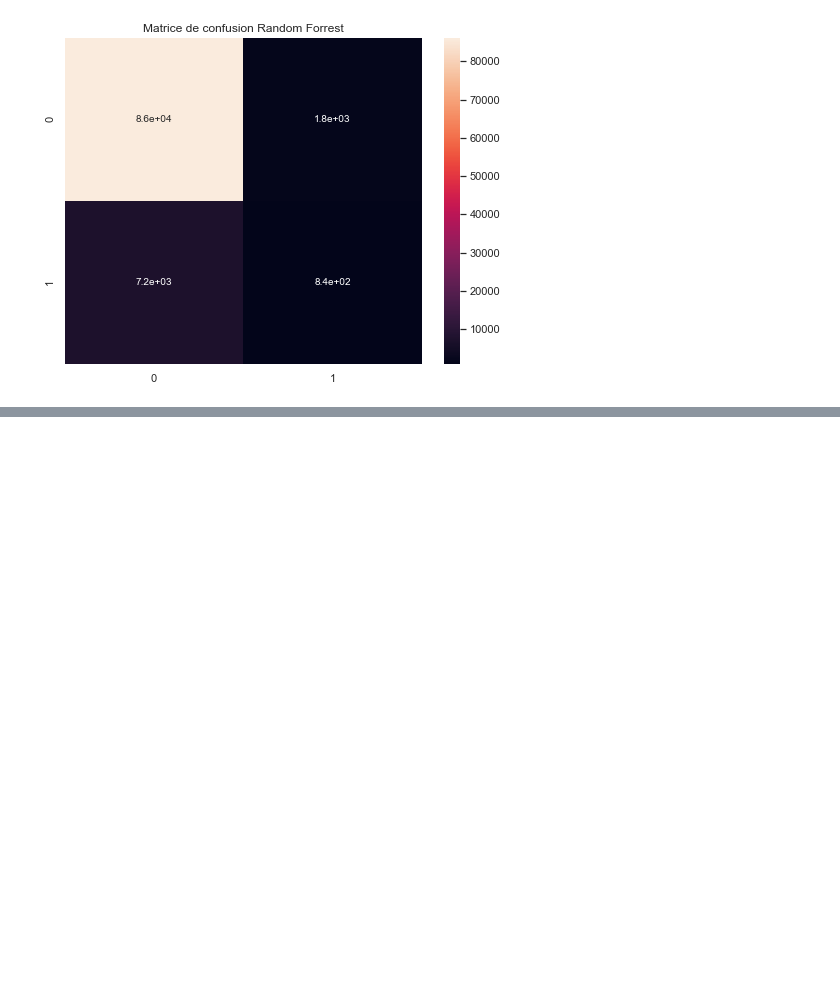
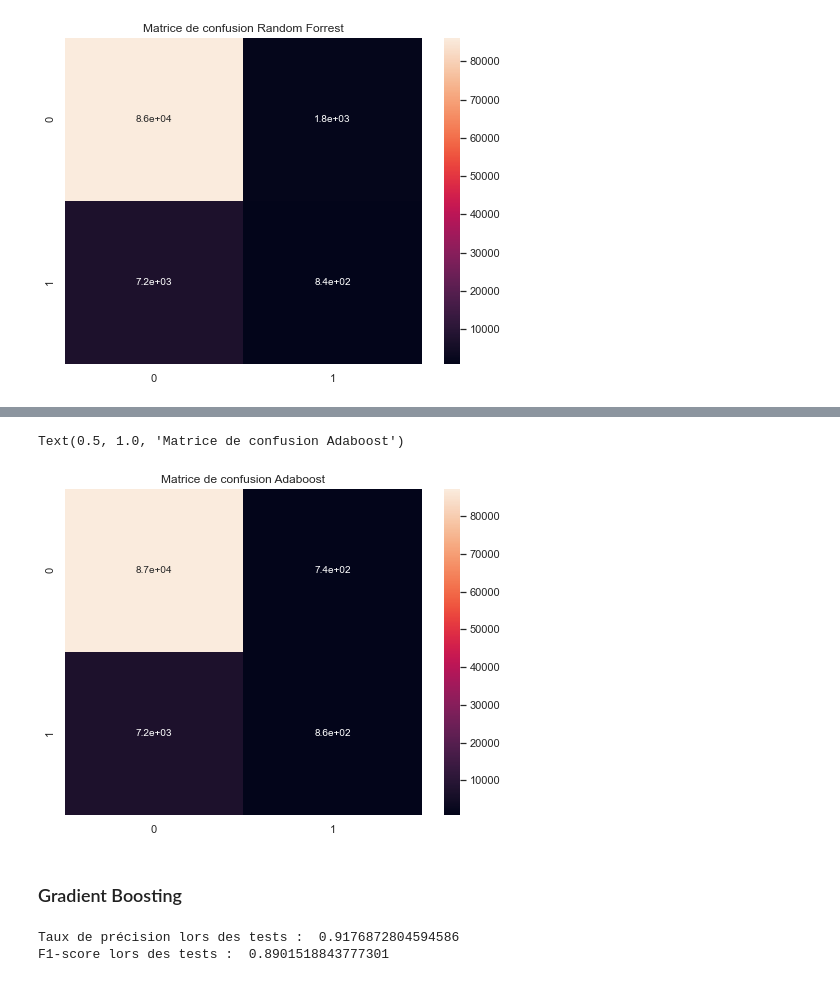
Before and after one commit to MohamedNennouche/Heart-disease, a Jupyter notebook: heart-notebook.ipynb, the cells around one changed output, grey strips where cells are left out. Saved outputs shown, nothing was run; the diff lists cells and outputs as text; code cells hidden in the pictures; blank space fills up the shorter version.

```diff
--- a/heart-notebook.ipynb
+++ b/heart-notebook.ipynb
@@ -218,0 +229,17 @@ On voit néanmoins que malgré les bons score, on voit que la classe la moins re
+# %%
+plt.figure(figsize=(8,6))
+sns.heatmap(metrics.confusion_matrix(etiq_test, yada), annot=True, annot_kws={"size": 10})
+plt.title("Matrice de confusion Adaboost")
+# %% [output]
+Text(0.5, 1.0, 'Matrice de confusion Adaboost')
+[figure, added]
+# %% [markdown]
+### Gradient Boosting
+# %%
+gradient = GradientBoostingClassifier(loss='exponential', learning_rate=0.1, n_estimators=300, criterion='friedman_mse', random_state=0).fit(fv_train,etiq_train)
+ygradient = gradient.predict(fv_test)
+print("Taux de précision lors des tests : ",metrics.accuracy_score(etiq_test, ygradient))
+print("F1-score lors des tests : ",metrics.f1_score(etiq_test, ygradient, average='weighted'))
+# %% [output]
+Taux de précision lors des tests :  0.9176872804594586
+F1-score lors des tests :  0.8901518843777301
```
Also changed, not shown: parts of 23 cells of this notebook, 1 other file.
